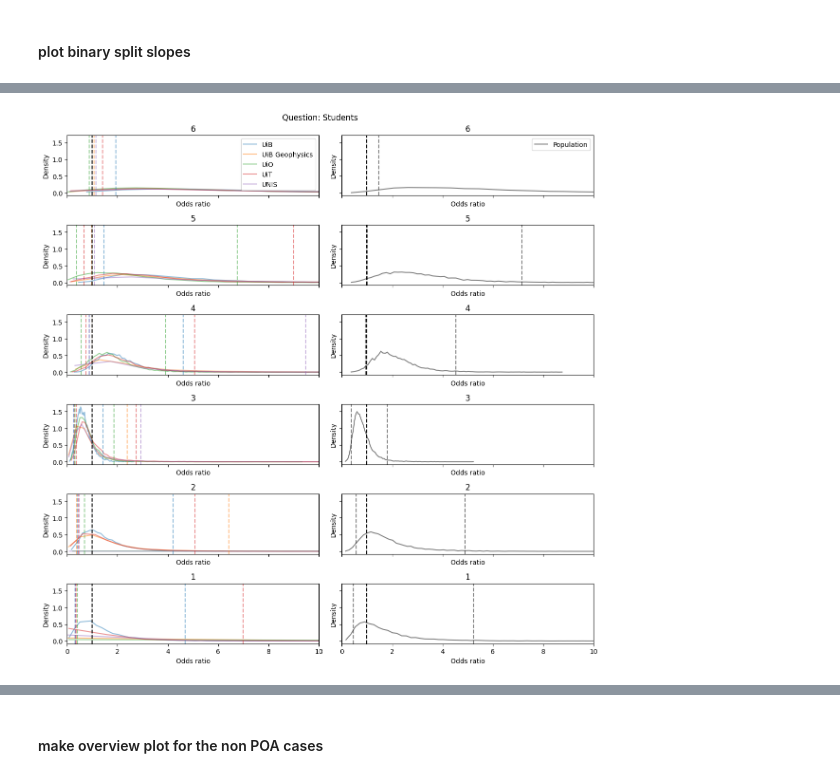
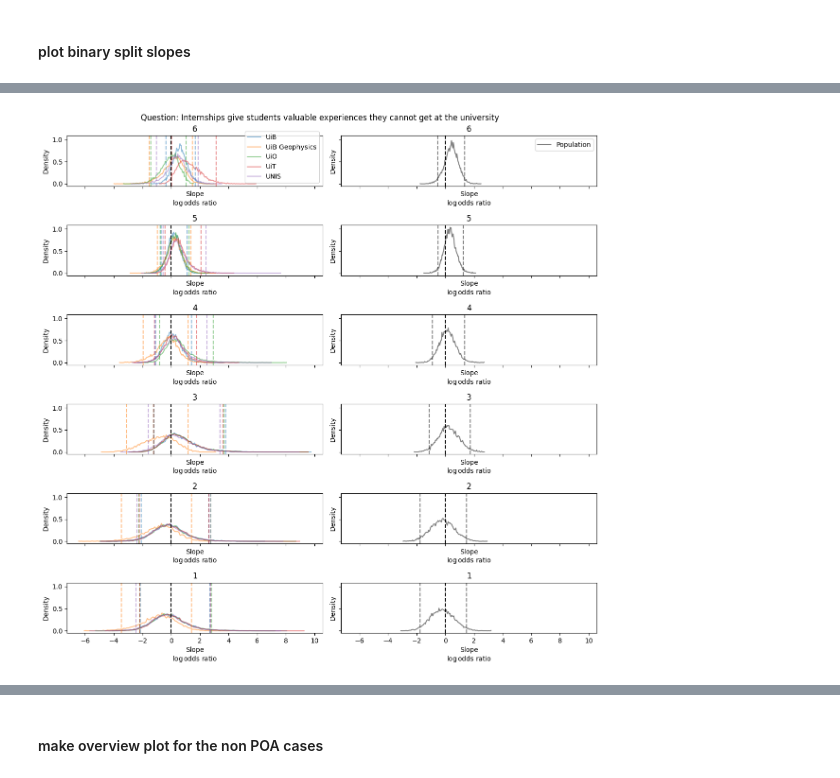
Before and after one commit to HarryYouAreAWizard/BaseGeo_2_0_data_analysis, a Jupyter notebook: OrdinalRegression.ipynb, the cells around one changed output, grey strips where cells are left out. Saved outputs shown, nothing was run; the diff lists cells and outputs as text; code cells hidden in the pictures.

Commit message:
included "informal feed-bak ... " question in analysis

```diff
--- a/OrdinalRegression.ipynb
+++ b/OrdinalRegression.ipynb
@@ -1278,6 +1281,6 @@ def plot_binary_slopes_for_question(question, selection, exponentiate=False):
 # %%
-question = "Students"
+question = "Internships give students valuable experiences they cannot get at the university"
 selection = "educators"
-plot_binary_slopes_for_question(question, selection, exponentiate=1)
+plot_binary_slopes_for_question(question, selection, exponentiate=0)
 # %% [output]
-[figure, old version]
+[figure, new version]
```
Also changed, not shown: parts of 8 cells of this notebook, 2 other files.
